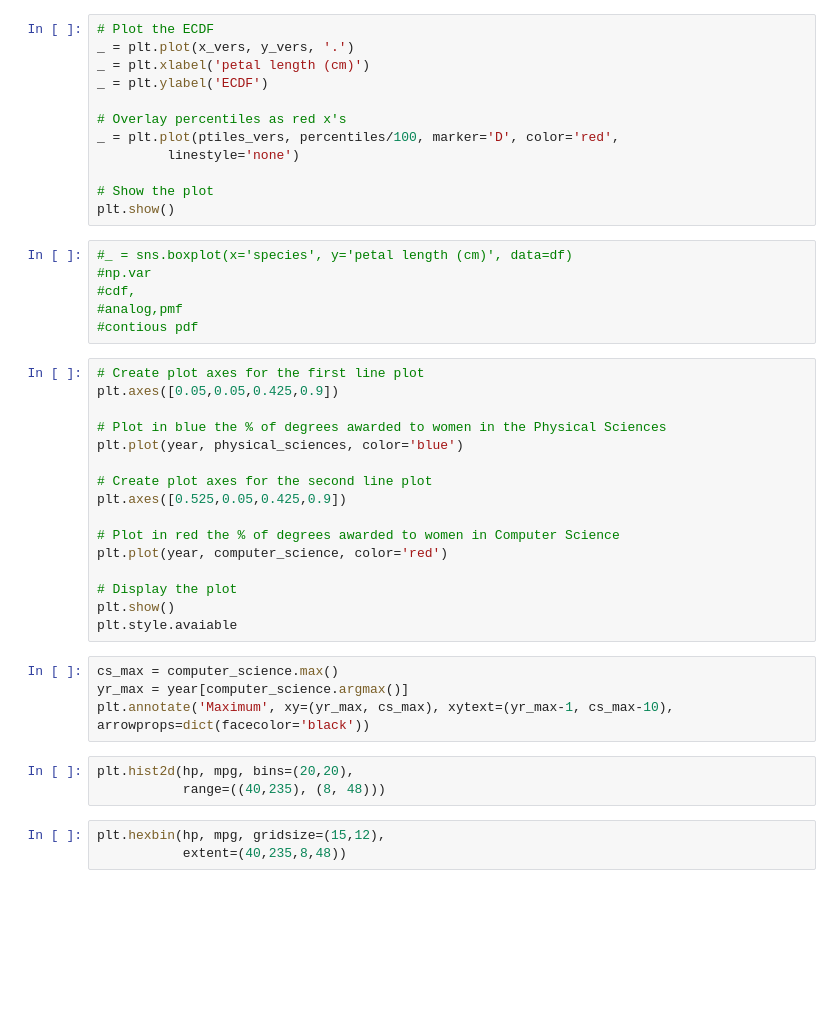
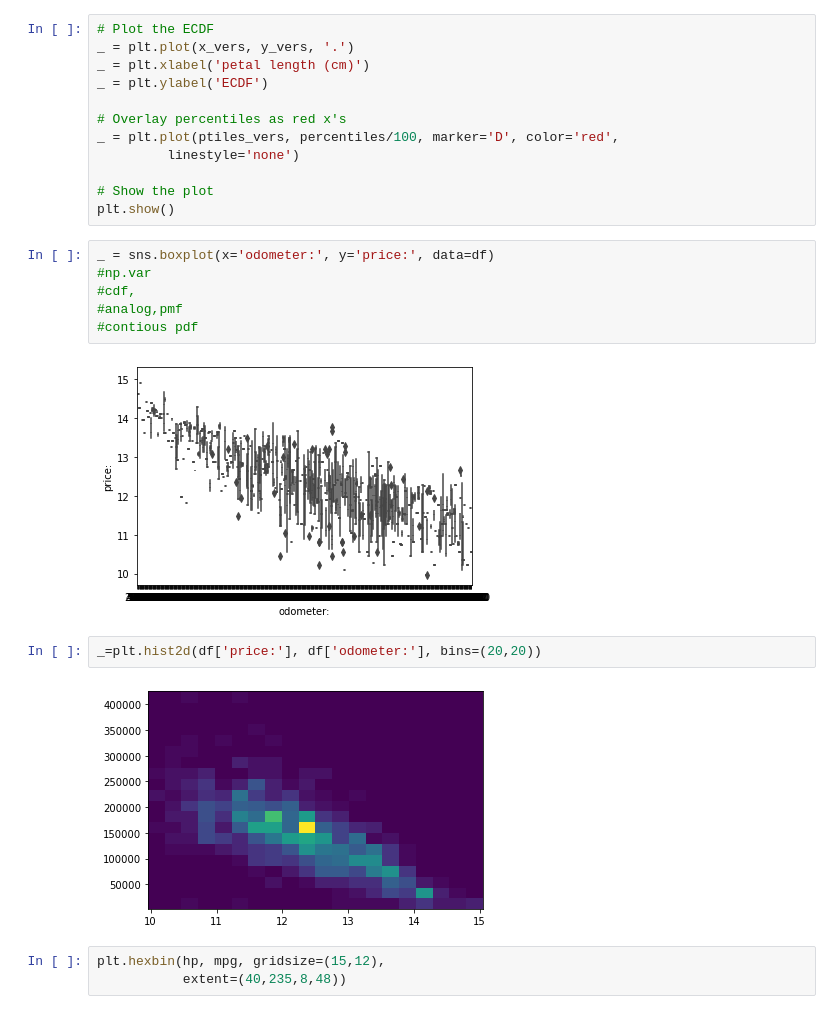
Before and after one commit to Mohammedsilmi9/UsedCar-PriceEstimator, a Jupyter notebook: EDA.ipynb, the cells around one changed output. Saved outputs shown, nothing was run; the diff lists cells and outputs as text; blank space fills up the shorter version.

```diff
--- a/EDA.ipynb
+++ b/EDA.ipynb
@@ -127,34 +114,17 @@ _ = plt.plot(ptiles_vers, percentiles/100, marker='D', color='red',
 # Show the plot
 plt.show()
 # %%
-#_ = sns.boxplot(x='species', y='petal length (cm)', data=df)
+_ = sns.boxplot(x='odometer:', y='price:', data=df)
 #np.var
 #cdf,
 #analog,pmf
 #contious pdf
+# %% [output]
+[figure, added]
-# %%
-# Create plot axes for the first line plot
-plt.axes([0.05,0.05,0.425,0.9])
-
-# Plot in blue the % of degrees awarded to women in the Physical Sciences
-plt.plot(year, physical_sciences, color='blue')
-
-# Create plot axes for the second line plot
-plt.axes([0.525,0.05,0.425,0.9])
-
-# Plot in red the % of degrees awarded to women in Computer Science
-plt.plot(year, computer_science, color='red')
-
-# Display the plot
-plt.show()
-plt.style.avaiable
-# %%
-cs_max = computer_science.max()
-yr_max = year[computer_science.argmax()]
-plt.annotate('Maximum', xy=(yr_max, cs_max), xytext=(yr_max-1, cs_max-10), arrowprops=dict(facecolor='black'))
-# %%
-plt.hist2d(hp, mpg, bins=(20,20),
-           range=((40,235), (8, 48)))
+# %%
+_=plt.hist2d(df['price:'], df['odometer:'], bins=(20,20))
+# %% [output]
+[figure, added]
 # %%
 plt.hexbin(hp, mpg, gridsize=(15,12),
            extent=(40,235,8,48))
```
Also changed, not shown: parts of 16 cells of this notebook.
